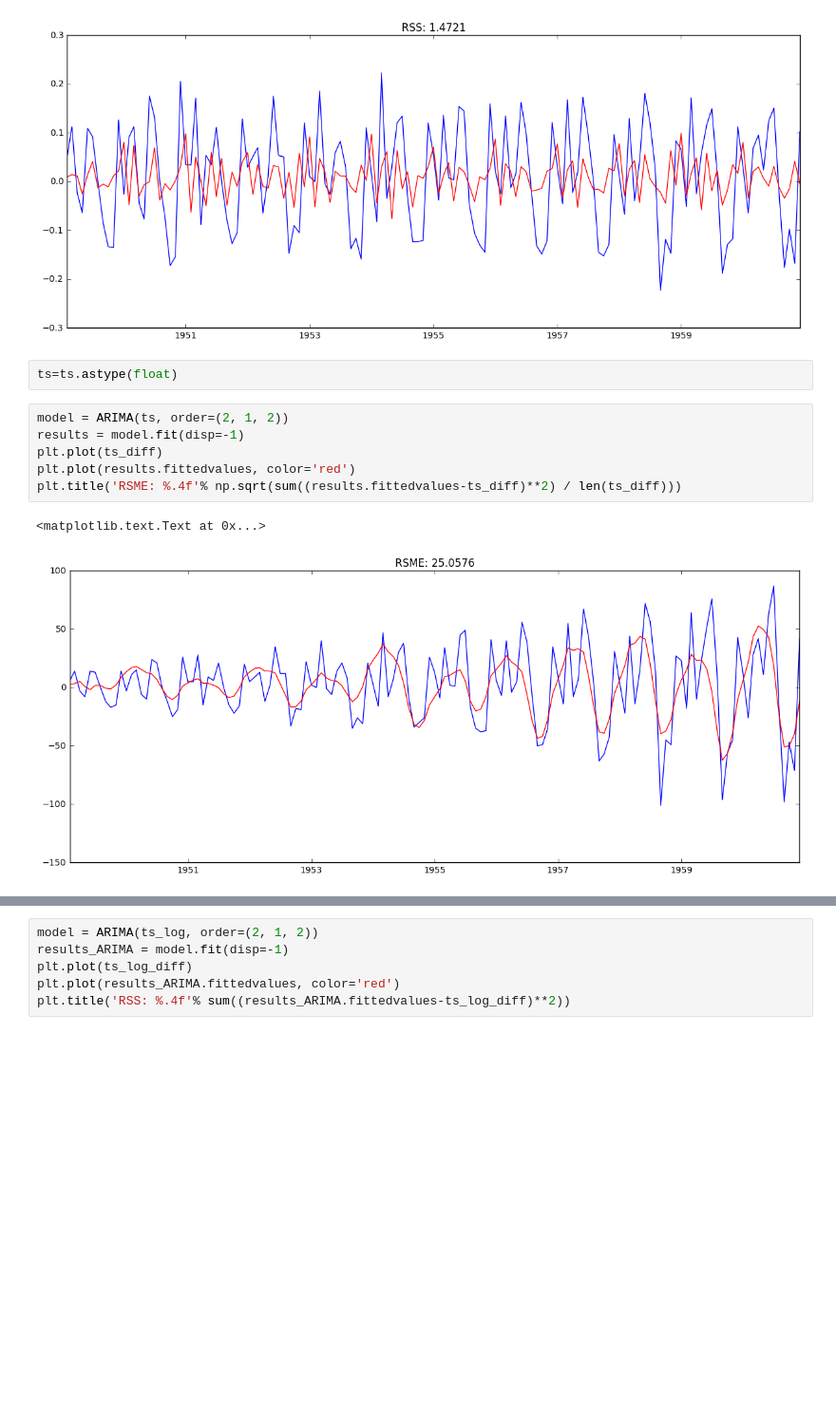
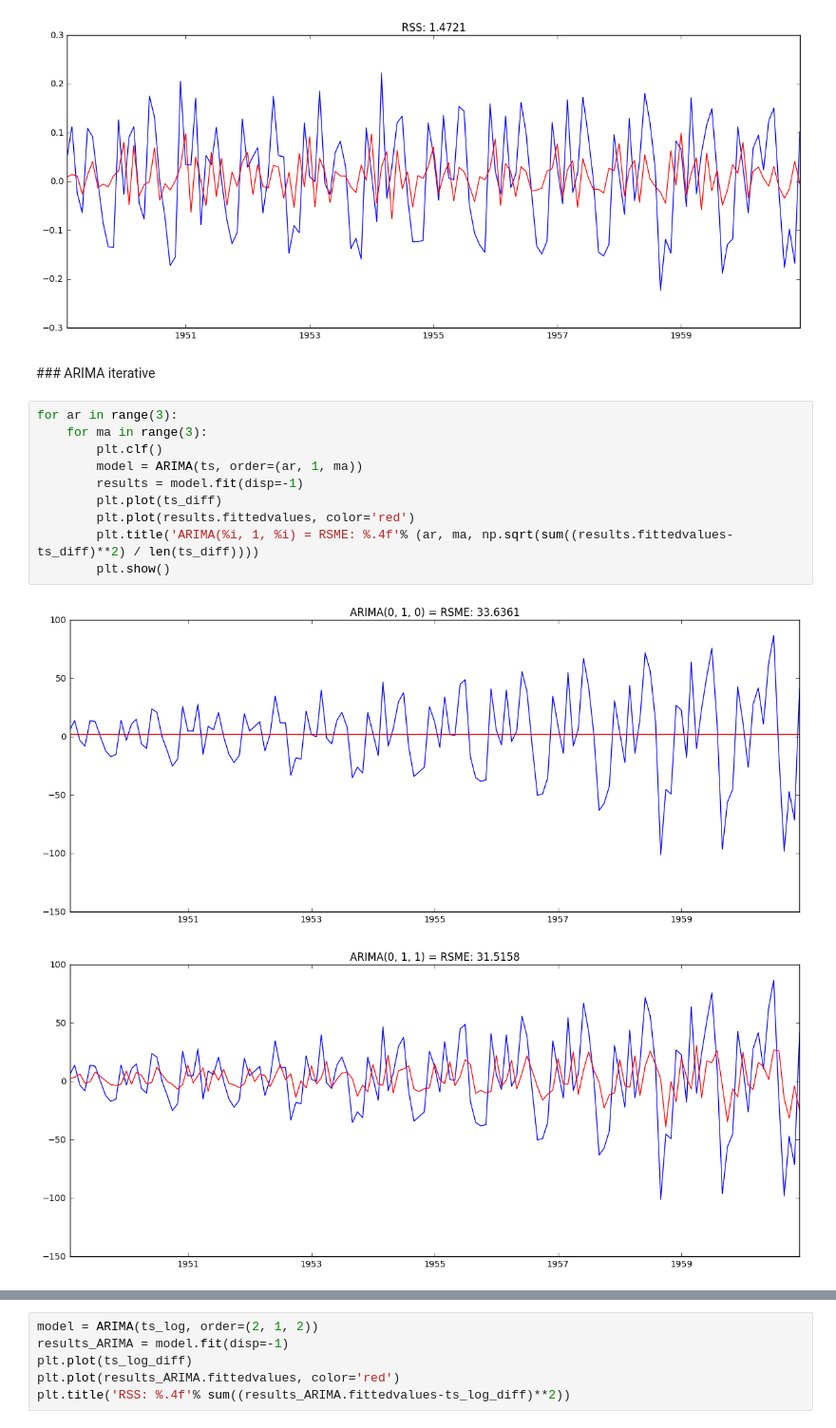
Before and after one commit to pedromorfeu/TFM, a Jupyter notebook: Time_Series_AirPassenger.ipynb, the cells around one changed output, grey strips where cells are left out. Shown at 95% size. Drawn from its saved outputs; the diff is of its cells as text; blank space fills up the shorter version.

```diff
--- a/Time_Series_AirPassenger.ipynb
+++ b/Time_Series_AirPassenger.ipynb
@@ -407,14 +410,18 @@ plt.title('RSS: %.4f'% sum((results_MA.fittedvalues-ts_log_diff)**2))
 # %% [output]
 <matplotlib.text.Text at 0x...>
 [figure]
-# %%
-ts=ts.astype(float)
+# %% [markdown]
+### ARIMA iterative
 # %%
-model = ARIMA(ts, order=(2, 1, 2))
-results = model.fit(disp=-1)
-plt.plot(ts_diff)
-plt.plot(results.fittedvalues, color='red')
-plt.title('RSME: %.4f'% np.sqrt(sum((results.fittedvalues-ts_diff)**2) / len(ts_diff)))
+for ar in range(3):
+    for ma in range(3):
+        plt.clf()
+        model = ARIMA(ts, order=(ar, 1, ma))
+        results = model.fit(disp=-1)
+        plt.plot(ts_diff)
+        plt.plot(results.fittedvalues, color='red')
+        plt.title('ARIMA(%i, 1, %i) = RSME: %.4f'% (ar, ma, np.sqrt(sum((results.fittedvalues-ts_diff)**2) / len(ts_diff))))
+        plt.show()
 # %% [output]
-<matplotlib.text.Text at 0x...>
-[figure, old version]
+[figure, new version]
+[figure, added]
```
Also changed, not shown: parts of 11 cells of this notebook, 17 other files.
